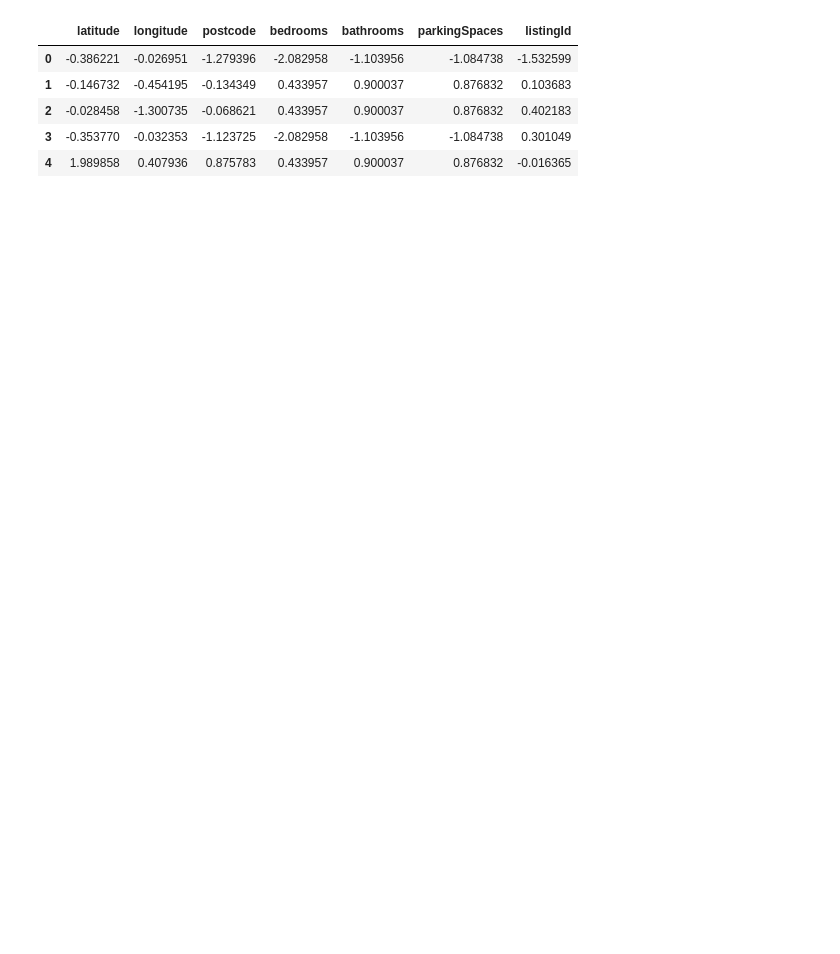
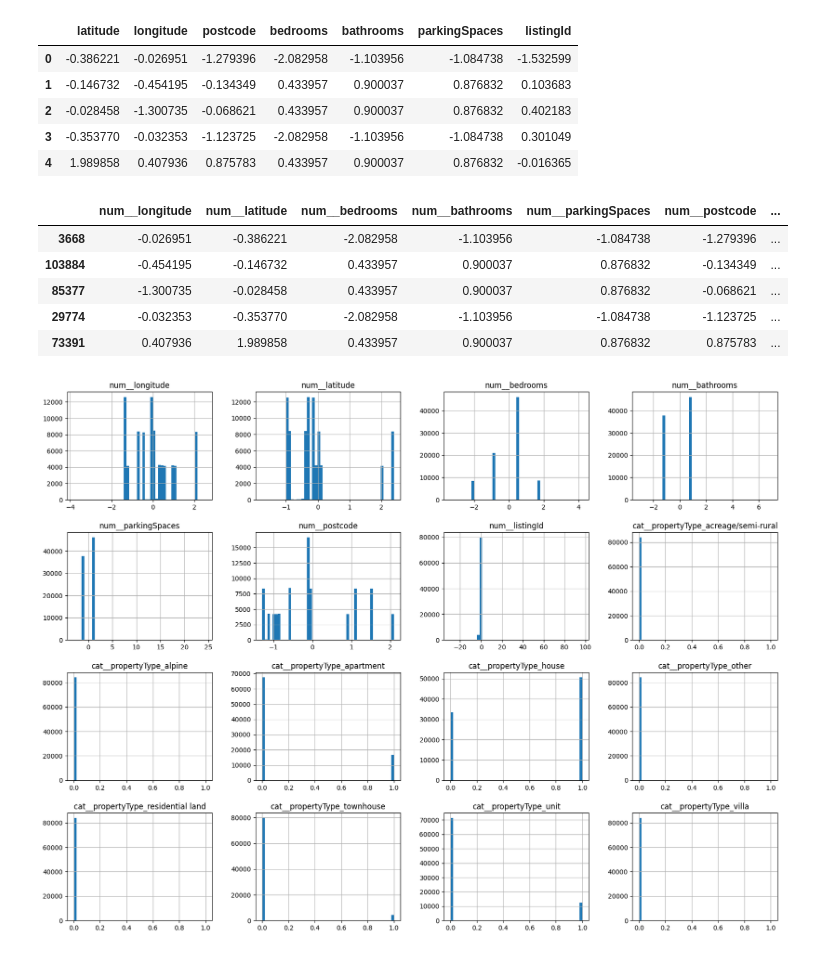
Before and after one commit to mmercan/handson-ml3, a Jupyter notebook: 02_vic_housing.ipynb, the cells around one changed output. Drawn from its saved outputs; the diff is of its cells as text; code cells hidden in the pictures; blank space fills up the shorter version.

```diff
--- a/02_vic_housing.ipynb
+++ b/02_vic_housing.ipynb
@@ -380,6 +394,57 @@ display(housing_num_tr_df.head())
 | 2 | -0.028458 | -1.300735 | -0.068621 | 0.433957 | 0.900037 | 0.876832 | 0.402183 |
 | 3 | -0.353770 | -0.032353 | -1.123725 | -2.082958 | -1.103956 | -1.084738 | 0.301049 |
 | 4 | 1.989858 | 0.407936 | 0.875783 | 0.433957 | 0.900037 | 0.876832 | -0.016365 |
+# %%
+from sklearn.compose import ColumnTransformer, make_column_selector
+from sklearn.impute import SimpleImputer
+from sklearn.preprocessing import OneHotEncoder
+from sklearn.pipeline import make_pipeline
+from sklearn.preprocessing import StandardScaler
+import pandas as pd
+import numpy as np
+
+# Define the numerical and categorical attributes
+num_attribs = ["longitude", "latitude", "bedrooms", "bathrooms", "parkingSpaces", "postcode", "listingId"]
+cat_attribs = ["propertyType"] # Re-introduced categorical attributes
+
+# Define the numerical pipeline
+num_pipeline = make_pipeline(SimpleImputer(strategy="median"), StandardScaler())
+
+# Define the categorical pipeline
+cat_pipeline = make_pipeline(
+    SimpleImputer(strategy="most_frequent"),
+    OneHotEncoder(handle_unknown="ignore")
+)
+
+# Create the ColumnTransformer
+preprocessing = ColumnTransformer([
+    ("num", num_pipeline, num_attribs),
+    ("cat", cat_pipeline, cat_attribs), # Re-introduced categorical attributes
+])
+
+# Apply the preprocessing to the housing data
+house_prepared = preprocessing.fit_transform(housing) # Apply to the full housing data
+
+# Convert the processed data back to a DataFrame
+house_prepared
+
+scaled_data_df = pd.DataFrame(house_prepared, columns=preprocessing.get_feature_names_out(), index=housing.index)
+
+# Display the head of the processed DataFrame
+display(scaled_data_df.head())
+
+# Plot histograms
+import matplotlib.pyplot as plt
+scaled_data_df.hist(bins=50, figsize=(20,15))
+plt.show()
+# %% [output]
+|  | num__longitude | num__latitude | num__bedrooms | num__bathrooms | num__parkingSpaces | num__postcode | ... |
+| 3668 | -0.026951 | -0.386221 | -2.082958 | -1.103956 | -1.084738 | -1.279396 | ... |
+| 103884 | -0.454195 | -0.146732 | 0.433957 | 0.900037 | 0.876832 | -0.134349 | ... |
+| 85377 | -1.300735 | -0.028458 | 0.433957 | 0.900037 | 0.876832 | -0.068621 | ... |
+| 29774 | -0.032353 | -0.353770 | -2.082958 | -1.103956 | -1.084738 | -1.123725 | ... |
+| 73391 | 0.407936 | 1.989858 | 0.433957 | 0.900037 | 0.876832 | 0.875783 | ... |
+[figure, added]
 # %%
 from sklearn.pipeline import make_pipeline
 from sklearn.preprocessing import StandardScaler
```
Also changed, not shown: parts of 3 cells of this notebook.
